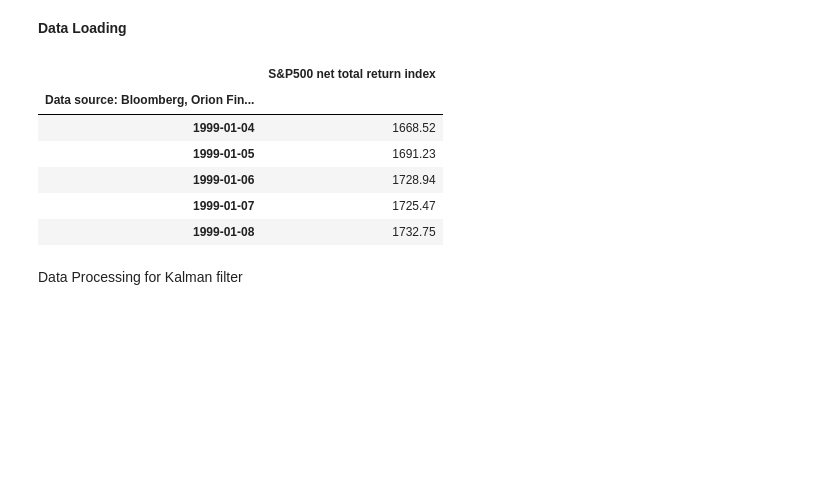
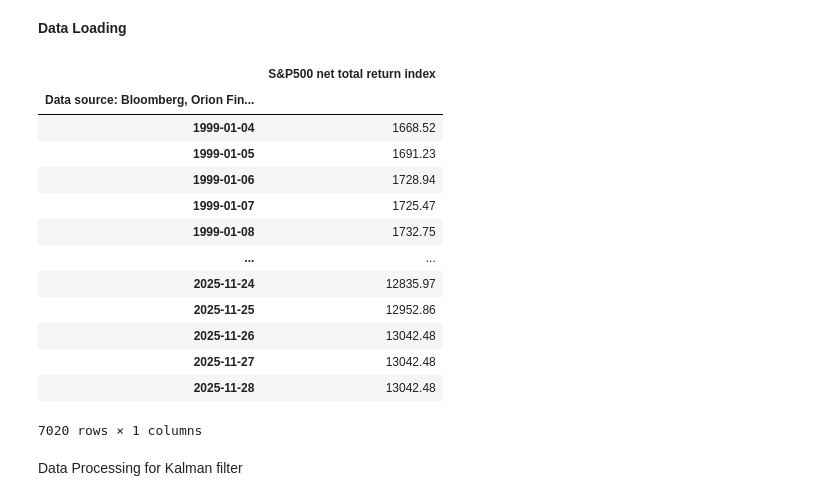
Before and after one commit to BenjaminFernandesNeres/Kalman-SP500, a Jupyter notebook: TrendFollowingStrategy.ipynb, the cells around one changed output. Cells and saved outputs as stored; diff of their text form; code cells hidden in the pictures; blank space fills up the shorter version.

```diff
--- a/TrendFollowingStrategy.ipynb
+++ b/TrendFollowingStrategy.ipynb
@@ -16,15 +17,22 @@ import matplotlib.dates as mdates
 # %%
 data_SP500=pd.read_excel('GROUP DATASET.xlsx', 'Feuil2',usecols='A:B',index_col=0)
 data_SP500= data_SP500.iloc[1:]
-data_SP500.head()
+data_SP500
 # %% [output]
 |  | S&P500 net total return index |
 | Data source: Bloomberg, Orion Fin... |  |
 | 1999-01-04 | 1668.52 |
 | 1999-01-05 | 1691.23 |
 | 1999-01-06 | 1728.94 |
 | 1999-01-07 | 1725.47 |
 | 1999-01-08 | 1732.75 |
+| ... | ... |
+| 2025-11-24 | 12835.97 |
+| 2025-11-25 | 12952.86 |
+| 2025-11-26 | 13042.48 |
+| 2025-11-27 | 13042.48 |
+| 2025-11-28 | 13042.48 |
+7020 rows × 1 columns
 # %% [markdown]
 Data Processing for Kalman filter
 # %%
```
Also changed, not shown: parts of 6 cells of this notebook.
